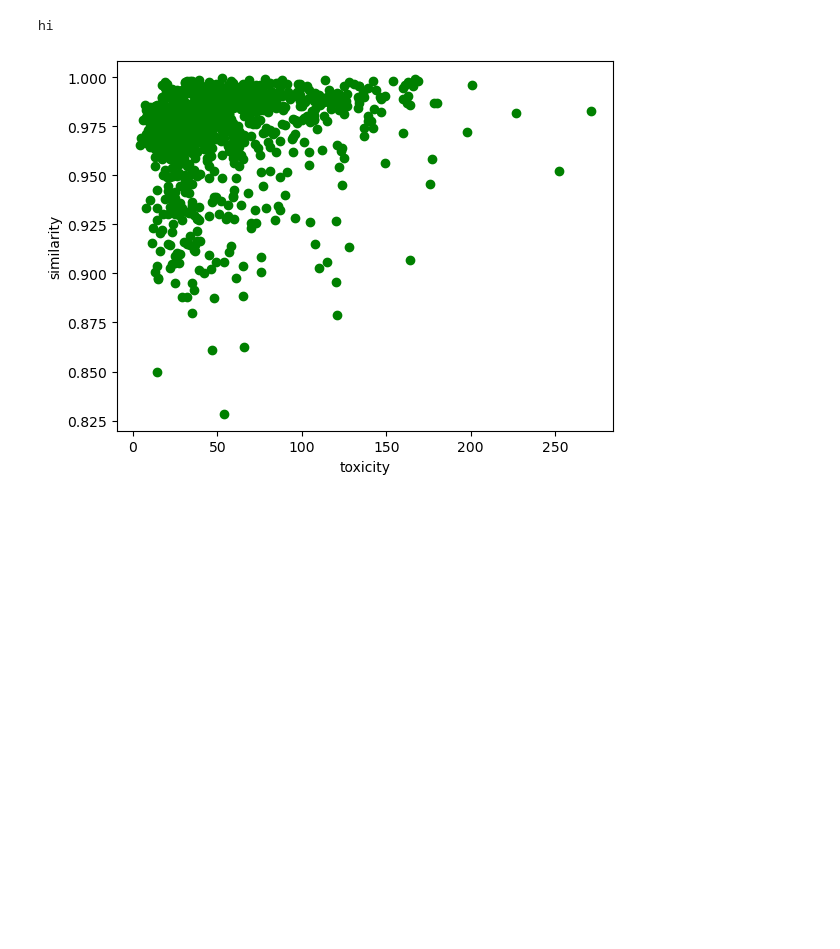
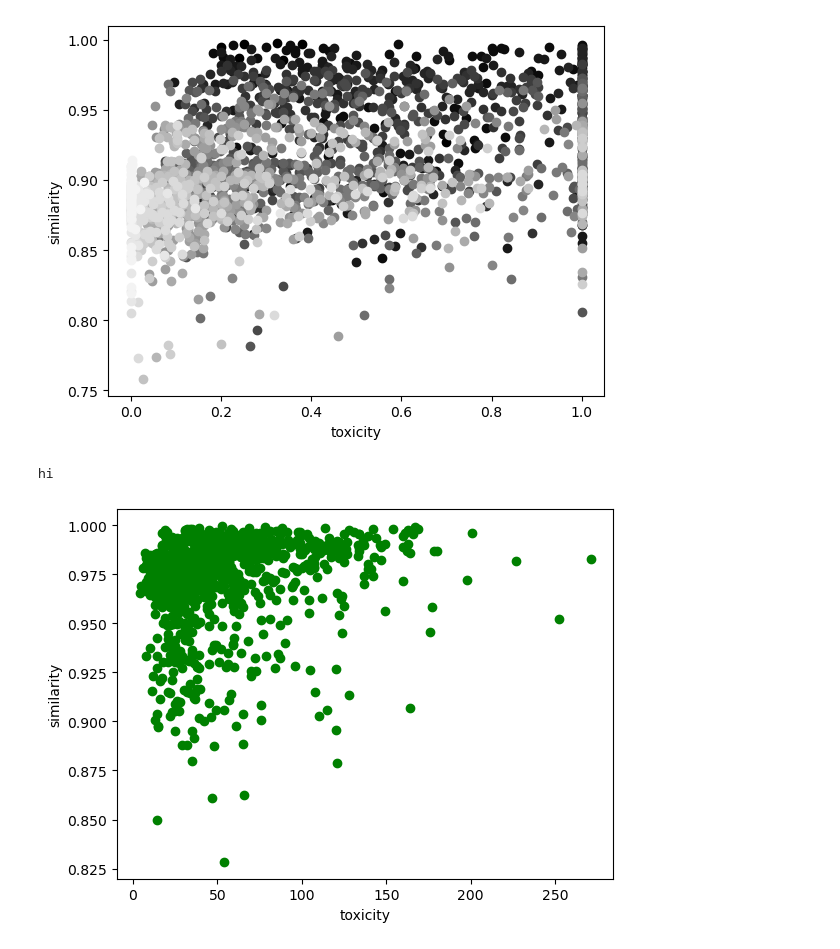
Before and after one commit to rajobasu/FYP, a Jupyter notebook: display/plotterntb.ipynb, the cells around one changed output. Saved outputs shown, nothing was run; the diff lists cells and outputs as text; code cells hidden in the pictures; blank space fills up the shorter version.

```diff
--- a/display/plotterntb.ipynb
+++ b/display/plotterntb.ipynb
@@ -10,7 +10,42 @@ import pandas as pd
 def get_data_from_file(datafilenum):
     data_file = f"../data/output{datafilenum}.csv"
     df = pd.read_csv(data_file)
+
+    if datafilenum >= 19:
+        return list(df['toxicity']), list(df['similarity']), list(df['generation'])
+
     return list(df['toxicity']), list(df['similarity'])
+# %%
+def show_data(datafilenum):
+    data = get_data_from_file(datafilenum)
+    plt.xlabel("toxicity")
+    plt.ylabel("similarity")
+
+    by_generation = {}
+    for i in range(len(data[2])):
+        gen_id = data[2][i]
+        if gen_id > 20:
+            break
+        if gen_id not in by_generation:
+            by_generation[gen_id] = []
+
+        by_generation[gen_id].append((data[0][i], data[1][i]))
+
+    tot_colors = len(by_generation)
+    for i, pr in enumerate(by_generation.items()):
+        _, datapoints = pr
+        plt.scatter([item for item, _ in datapoints], [item for _, item in datapoints], color=[i / tot_colors, i / tot_colors, i / tot_colors])
+
+    plt.show()
+
+show_data(21)
+# data = get_data_from_file(20), get_data_from_file(13), get_data_from_file(16)]
+# # plt.scatter(data[0][0], data[0][1], color="blue")
+# # plt.scatter(data[1][0], data[1][1], color="red")
+
+# plt.scatter(data[2][0], data[2][1], color="green")
+# %% [output]
+[figure, added]
 # %%
 print("hi")
 data = [get_data_from_file(11), get_data_from_file(13), get_data_from_file(16)]
```
Also changed, not shown: 8 other files.
